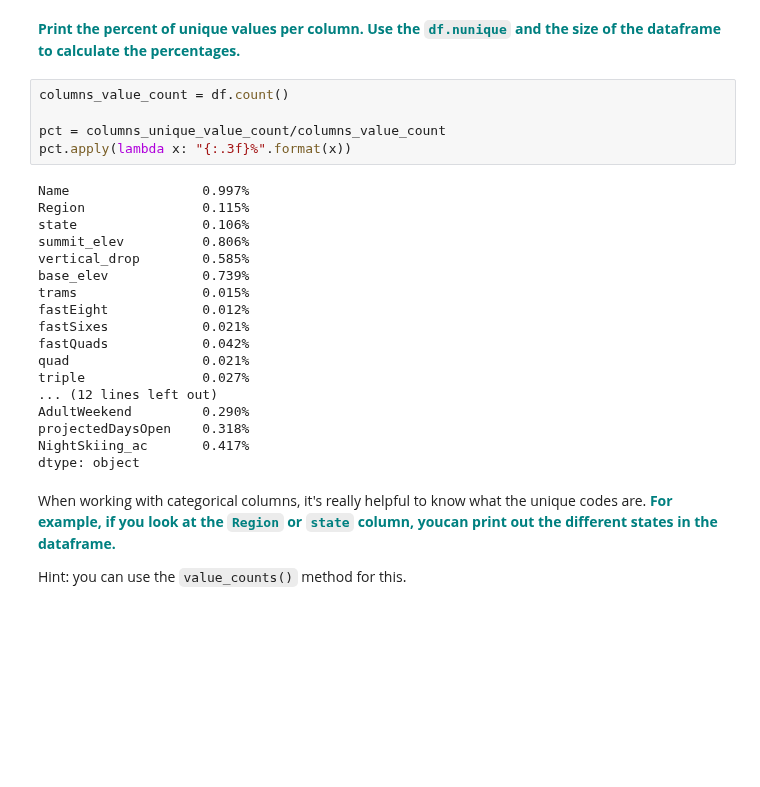
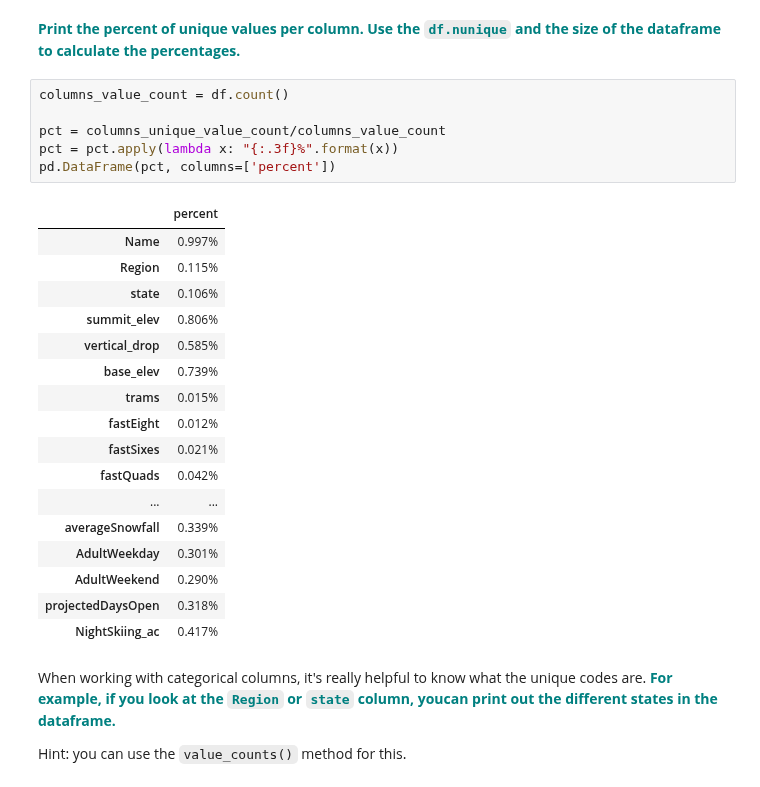
Before and after one commit to yoyo6022/Guided_Capstone, a Jupyter notebook: DataWrangling/GuidedCapstone_Step2.ipynb, the cells around one changed output. Drawn from its saved outputs; the diff is of its cells as text; blank space fills up the shorter version.

```diff
--- a/DataWrangling/GuidedCapstone_Step2.ipynb
+++ b/DataWrangling/GuidedCapstone_Step2.ipynb
@@ -253,26 +253,27 @@ dtype: int64
 # %%
 columns_value_count = df.count()
 
 pct = columns_unique_value_count/columns_value_count
-pct.apply(lambda x: "{:.3f}%".format(x))
+pct = pct.apply(lambda x: "{:.3f}%".format(x))
+pd.DataFrame(pct, columns=['percent'])
 # %% [output]
-Name                 0.997%
-Region               0.115%
-state                0.106%
-summit_elev          0.806%
-vertical_drop        0.585%
-base_elev            0.739%
-trams                0.015%
-fastEight            0.012%
-fastSixes            0.021%
-fastQuads            0.042%
-quad                 0.021%
-triple               0.027%
-... (12 lines left out)
-AdultWeekend         0.290%
-projectedDaysOpen    0.318%
-NightSkiing_ac       0.417%
-dtype: object
+|  | percent |
+| Name | 0.997% |
+| Region | 0.115% |
+| state | 0.106% |
+| summit_elev | 0.806% |
+| vertical_drop | 0.585% |
+| base_elev | 0.739% |
+| trams | 0.015% |
+| fastEight | 0.012% |
+| fastSixes | 0.021% |
+| fastQuads | 0.042% |
+| ... | ... |
+| averageSnowfall | 0.339% |
+| AdultWeekday | 0.301% |
+| AdultWeekend | 0.290% |
+| projectedDaysOpen | 0.318% |
+| NightSkiing_ac | 0.417% |
 # %% [markdown]
 When working with categorical columns, it's really helpful to know what the unique codes are. <font color='teal'> **For example, if you look at the `Region` or `state` column, youcan print out the different states in the dataframe.**</font>
 
```
Also changed, not shown: parts of 8 cells of this notebook.
